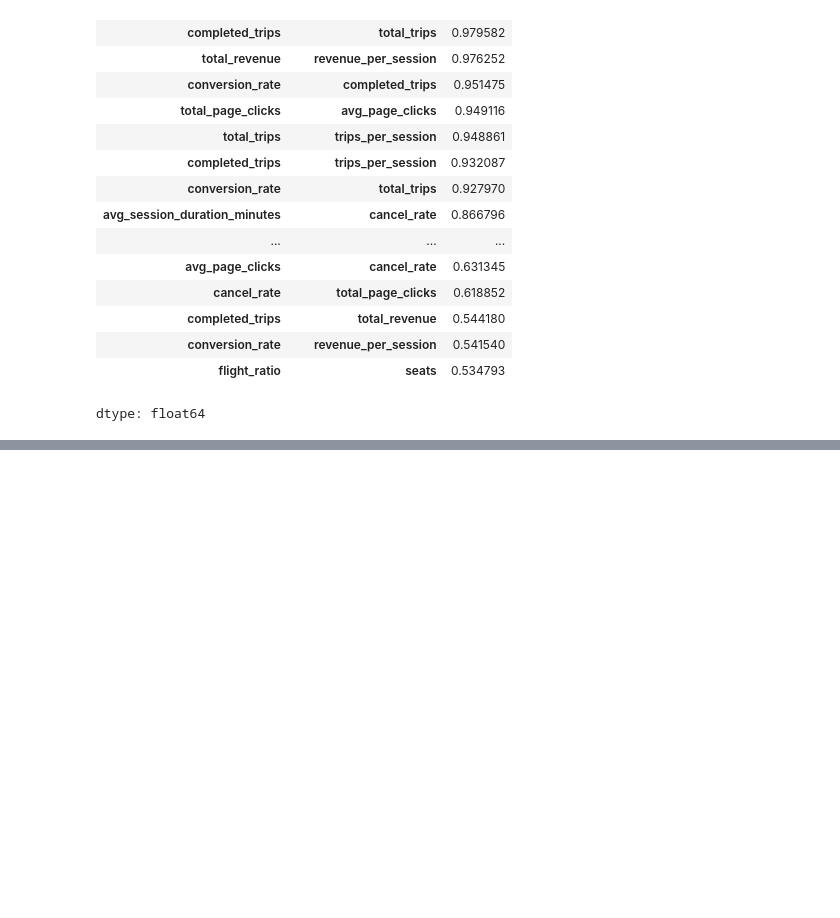
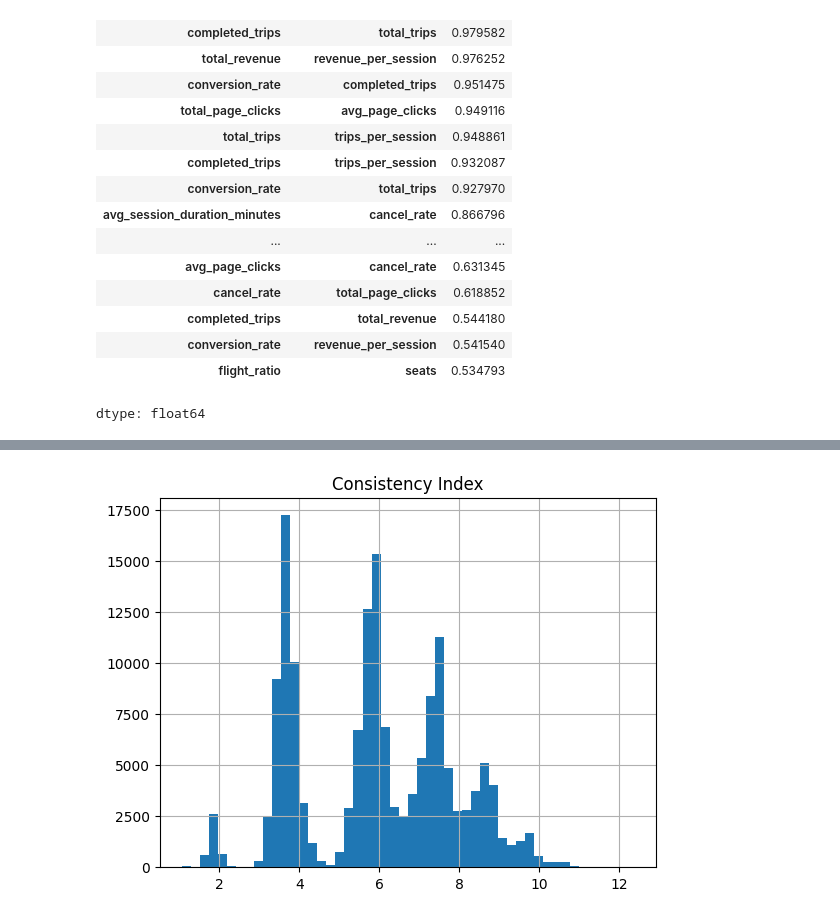
Before and after one commit to adrianmrizo/Client-Segmentation-Analysis, a Jupyter notebook: Adrian_Travel_Tide_Mastery_Project.ipynb, the cells around one changed output, grey strips where cells are left out. Drawn from its saved outputs; the diff is of its cells as text; code cells hidden in the pictures; blank space fills up the shorter version.

```diff
--- a/Adrian_Travel_Tide_Mastery_Project.ipynb
+++ b/Adrian_Travel_Tide_Mastery_Project.ipynb
@@ -1073,0 +1138,7 @@ df_prep['consistency_index'] = (
+# %%
+plt.figure()
+df_prep['consistency_index'].hist(bins=50)
+plt.title("Consistency Index")
+plt.show()
+# %% [output]
+[figure, added]
```
Also changed, not shown: parts of 20 cells of this notebook.
